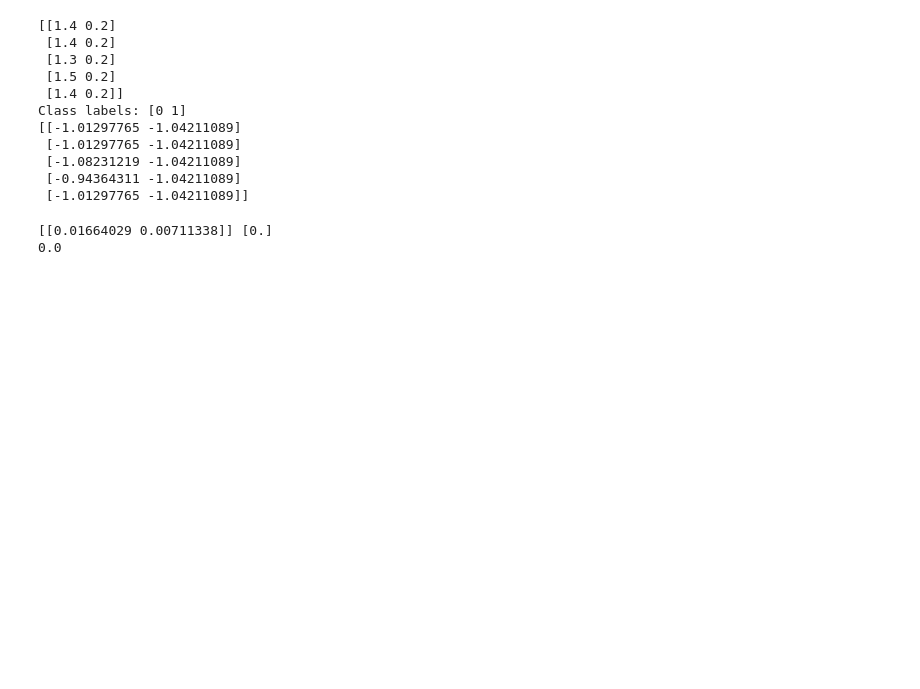
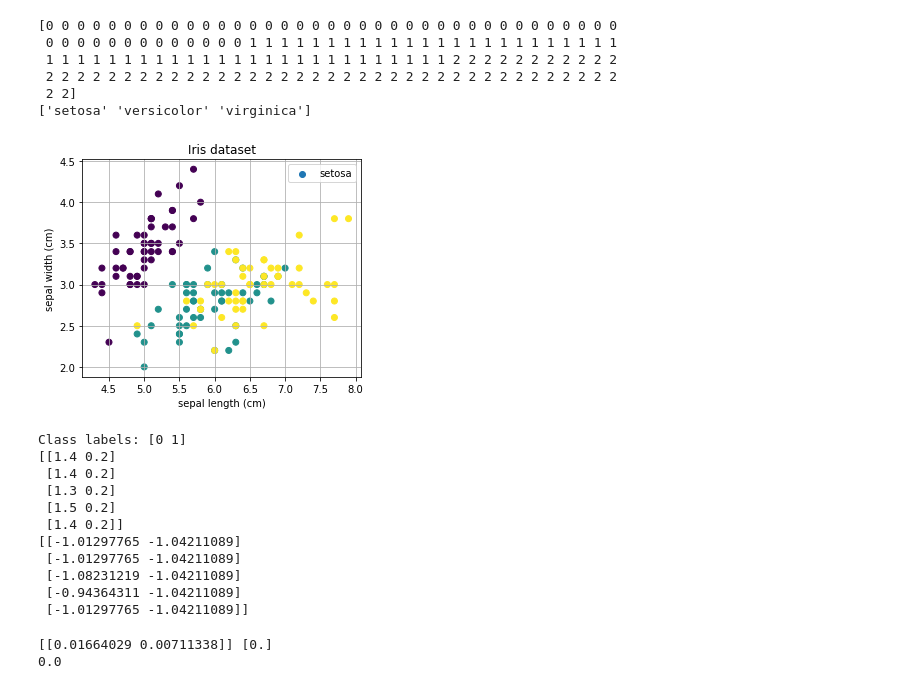
Before and after one commit to ibribr/DT8807, a Jupyter notebook: perceptron_iris_scilkit.ipynb, the cells around one changed output. Drawn from its saved outputs; the diff is of its cells as text; code cells hidden in the pictures; blank space fills up the shorter version.

```diff
--- a/perceptron_iris_scilkit.ipynb
+++ b/perceptron_iris_scilkit.ipynb
@@ -7,14 +7,35 @@ from sklearn import datasets
 import matplotlib.pyplot as plt
 from sklearn.linear_model import Perceptron
 from sklearn.preprocessing import StandardScaler
+# %%
+iris = datasets.load_iris()
+print(iris.target)
+print(iris.target_names)
+
+plt.figure(figsize=(5,4))
+plt.scatter(iris.data[:,0], iris.data[:,1], c=iris.target, label=iris.target_names)
+plt.xlabel(iris.feature_names[0])
+plt.ylabel(iris.feature_names[1])
+plt.legend(iris.target_names, loc='upper right')
+plt.title('Iris dataset')
+plt.grid()
+plt.show()
+# %% [output]
+[0 0 0 0 0 0 0 0 0 0 0 0 0 0 0 0 0 0 0 0 0 0 0 0 0 0 0 0 0 0 0 0 0 0 0 0 0
+ 0 0 0 0 0 0 0 0 0 0 0 0 0 1 1 1 1 1 1 1 1 1 1 1 1 1 1 1 1 1 1 1 1 1 1 1 1
+ 1 1 1 1 1 1 1 1 1 1 1 1 1 1 1 1 1 1 1 1 1 1 1 1 1 1 2 2 2 2 2 2 2 2 2 2 2
+ 2 2 2 2 2 2 2 2 2 2 2 2 2 2 2 2 2 2 2 2 2 2 2 2 2 2 2 2 2 2 2 2 2 2 2 2 2
+ 2 2]
+['setosa' 'versicolor' 'virginica']
+[figure, added]
 # %%
-iris = datasets.load_iris()
+# use 2 input features to easily display in 2D, use first two output features (classes) for the problem to be binary
 x = iris.data[0:100,[2,3]]     # petal length and petal width
 y = iris.target[0:100]
 
+labels = ['setosa', 'versicolor', 'virginica']
+print('Class labels:', np.unique(y))
 print(x[0:5,:])
-print('Class labels:', np.unique(y))
-labels = ['setosa', 'versicolor', 'virginica']
 
 # standarization
 sc = StandardScaler()
@@ -23,12 +44,12 @@ xstd = sc.transform(x)
 x = xstd
 print(x[0:5,:])
 # %% [output]
+Class labels: [0 1]
 [[1.4 0.2]
  [1.4 0.2]
  [1.3 0.2]
  [1.5 0.2]
  [1.4 0.2]]
-Class labels: [0 1]
 [[-1.01297765 -1.04211089]
  [-1.01297765 -1.04211089]
  [-1.08231219 -1.04211089]
```
Also changed, not shown: parts of 4 cells of this notebook.
